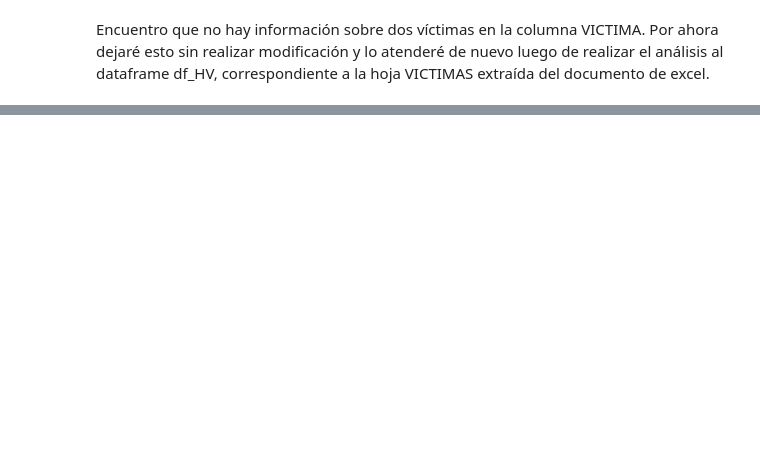
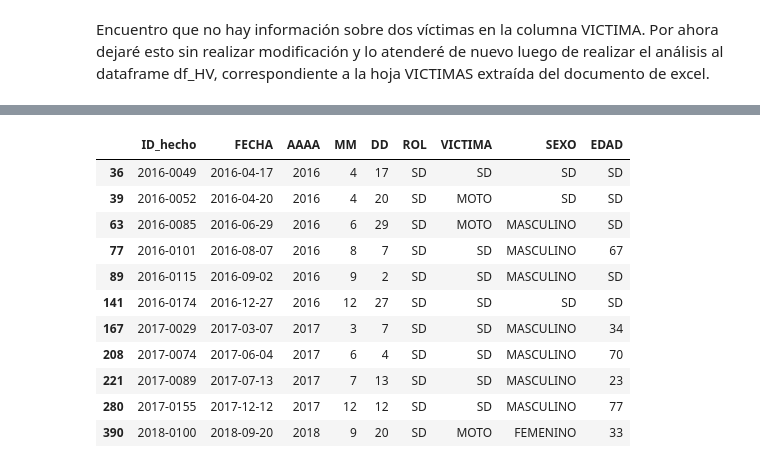
Before and after one commit to anapmaya/PI02_HENRY_DA, a Jupyter notebook: EDA.ipynb, the cells around one changed output, grey strips where cells are left out. Drawn from its saved outputs; the diff is of its cells as text; code cells hidden in the pictures; blank space fills up the shorter version.

```diff
--- a/EDA.ipynb
+++ b/EDA.ipynb
@@ -324,0 +540,17 @@ El domingo trabajar sobre el dash board y el lunes sobre la presentación, el Re
+# %%
+df_HV = df_HV.drop(columns = ['FECHA_FALLECIMIENTO'])
+# %%
+df_HV[df_HV['ROL']=='SD']
+# %% [output]
+|  | ID_hecho | FECHA | AAAA | MM | DD | ROL | VICTIMA | SEXO | EDAD |
+| 36 | 2016-0049 | 2016-04-17 | 2016 | 4 | 17 | SD | SD | SD | SD |
+| 39 | 2016-0052 | 2016-04-20 | 2016 | 4 | 20 | SD | MOTO | SD | SD |
+| 63 | 2016-0085 | 2016-06-29 | 2016 | 6 | 29 | SD | MOTO | MASCULINO | SD |
+| 77 | 2016-0101 | 2016-08-07 | 2016 | 8 | 7 | SD | SD | MASCULINO | 67 |
+| 89 | 2016-0115 | 2016-09-02 | 2016 | 9 | 2 | SD | SD | MASCULINO | SD |
+| 141 | 2016-0174 | 2016-12-27 | 2016 | 12 | 27 | SD | SD | SD | SD |
+| 167 | 2017-0029 | 2017-03-07 | 2017 | 3 | 7 | SD | SD | MASCULINO | 34 |
+| 208 | 2017-0074 | 2017-06-04 | 2017 | 6 | 4 | SD | SD | MASCULINO | 70 |
+| 221 | 2017-0089 | 2017-07-13 | 2017 | 7 | 13 | SD | SD | MASCULINO | 23 |
+| 280 | 2017-0155 | 2017-12-12 | 2017 | 12 | 12 | SD | SD | MASCULINO | 77 |
+| 390 | 2018-0100 | 2018-09-20 | 2018 | 9 | 20 | SD | MOTO | FEMENINO | 33 |
```
Also changed, not shown: parts of 66 cells of this notebook, 2 other files.
